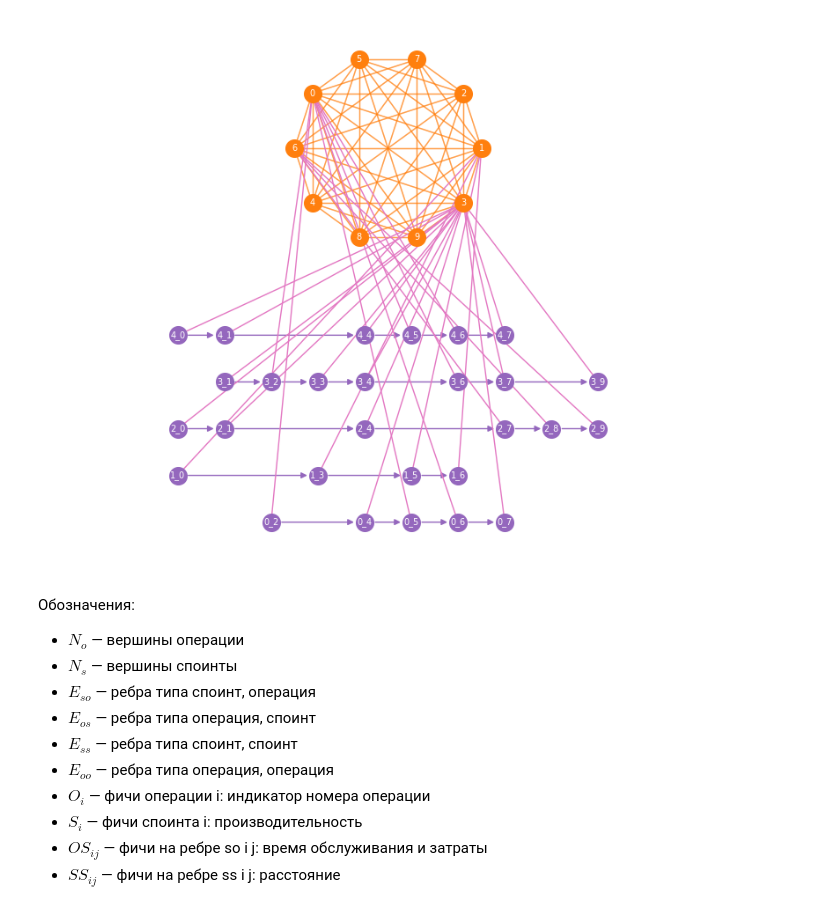
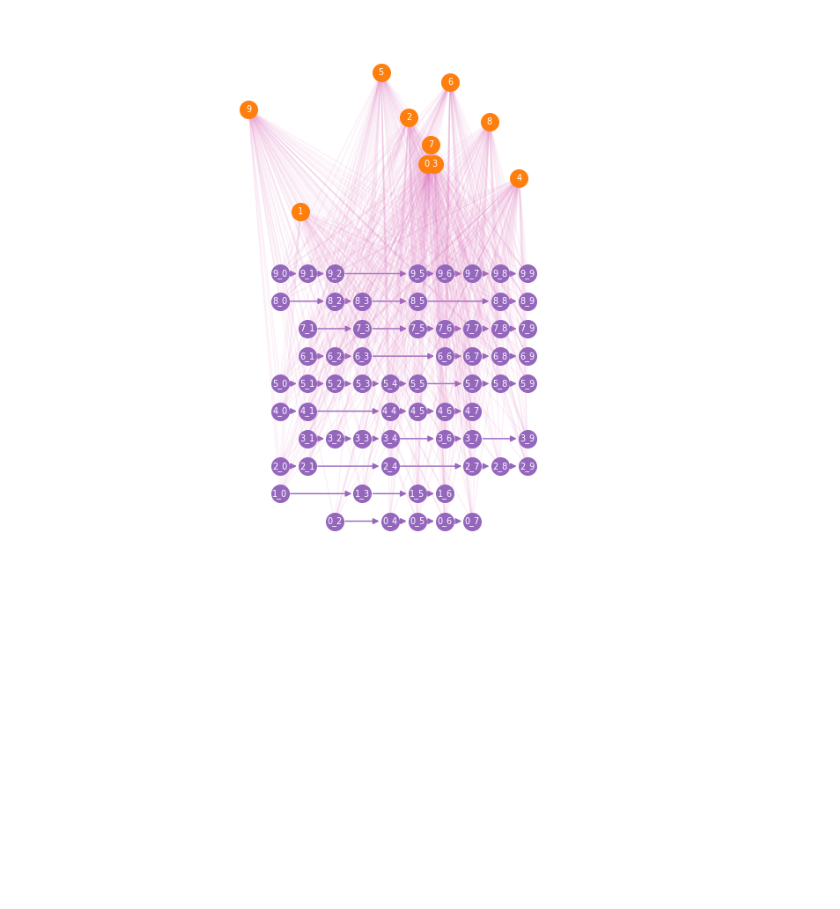
Before and after one commit to airi-industrial-ai/gnn-cloud-manufacturing, a Jupyter notebook: notebooks/graph_representation.ipynb, the cells around one changed output. Saved outputs shown, nothing was run; the diff lists cells and outputs as text; code cells hidden in the pictures; blank space fills up the shorter version.

Commit message:
add visualization

```diff
--- a/notebooks/graph_representation.ipynb
+++ b/notebooks/graph_representation.ipynb
@@ -277,7 +17,8 @@ plt.show()
 # %%
-problem_name = problem["name"]
-delta = np.load(f'../data/optimal_solution/{problem_name}/delta.npy')
-gamma = np.load(f'../data/optimal_solution/{problem_name}/gamma.npy')
+problem = dataset[3]
+name = problem["name"]
+delta = np.load(f'../data/optimal_solution/{name}/delta.npy')
+gamma = np.load(f'../data/optimal_solution/{name}/gamma.npy')
 total_cost = total_cost_from_gamma(problem, gamma, delta)
 print(f'Problem {problem["name"]}: {total_cost:.2f}')
 # %% [output]
@@ -289,69 +26,4 @@ for o, t, c in zip(*np.where(gamma == 1)):
-# %%
-plt.figure(figsize=(10, 8))
-nx.draw_networkx_nodes(
-    G,
-    pos=pos,
-    nodelist=full_op_names,
-    node_size=200,
-    node_color='tab:purple',
-)
-nx.draw_networkx_nodes(
-    G,
-    pos=pos,
-    nodelist=city_names,
-    node_size=200,
-    node_color='tab:orange',
-)
-nx.draw_networkx_labels(
-    G,
-    pos,
-    labels={node: node for node in full_op_names},
-    font_color='white',
-    font_size=7,
-)
-nx.draw_networkx_labels(
-    G,
-    pos,
-    labels={node: node[5:] for node in city_names},
-    font_color='white',
-    font_size=7,
-)
-nx.draw_networkx_edges(
-    G,
-    pos=pos,
-    edgelist=op_to_op,
-    edge_color='tab:purple',
-)
-nx.draw_networkx_edges(
-    G,
-    pos=pos,
-    edgelist=city_to_city,
-    edge_color='tab:orange',
-    arrows=False,
-    alpha=0.5,
-)
-nx.draw_networkx_edges(
-    G,
-    pos=pos,
-    edgelist=city_to_op_solution,
-    edge_color='tab:pink',
-    arrows=False,
-)
-plt.axis('equal')
-plt.axis('off')
-plt.show()
-# %% [output]
-[figure, removed]
-# %% [markdown]
-Обозначения:
-
-* $N_o$ — вершины операции
-* $N_s$ — вершины споинты
-* $E_{so}$ — ребра типа споинт, операция
-* $E_{os}$ — ребра типа операция, споинт
-* $E_{ss}$ — ребра типа споинт, споинт
-* $E_{oo}$ — ребра типа операция, операция
-* $O_i$ — фичи операции i: индикатор номера операции
-* $S_i$ — фичи споинта i: производительность
-* $OS_{ij}$ — фичи на ребре so i j: время обслуживания и затраты
-* $SS_{ij}$ — фичи на ребре ss i j: расстояние
+# %%
+plot_problem(problem)
+# %% [output]
+[figure, added]
```
Also changed, not shown: parts of 16 cells of this notebook, 1 other file.
